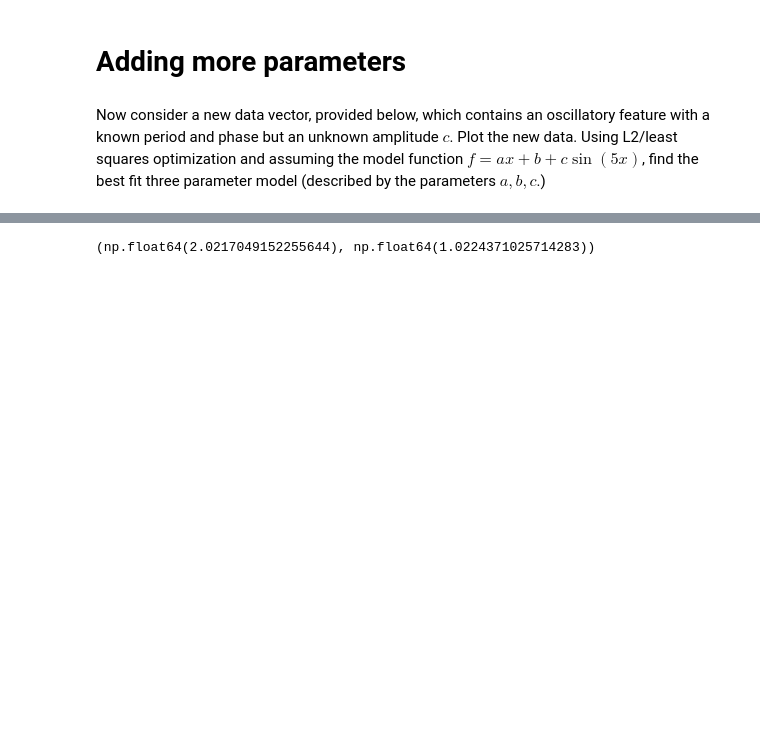
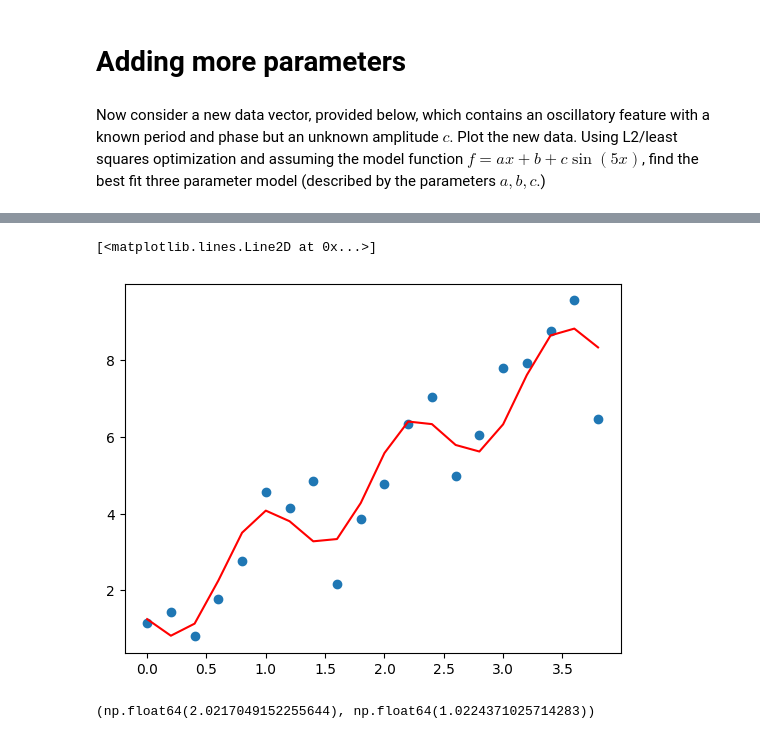
Before and after one commit to genaiwithshubham/machine-learning-practice, a Jupyter notebook: courseInfosysNotebookFinal2025.ipynb, the cells around one changed output, grey strips where cells are left out. Drawn from its saved outputs; the diff is of its cells as text; code cells hidden in the pictures; blank space fills up the shorter version.

```diff
--- a/courseInfosysNotebookFinal2025.ipynb
+++ b/courseInfosysNotebookFinal2025.ipynb
@@ -223,3 +223,18 @@ yarray = numpy.array([1.16100793, 1.42923794, 0.80093107, 1.78104663, 2.75986525
  4.1477148,  4.85440368, 2.17825072, 3.86503213, 4.77178222, 6.33519865,
  7.04268761, 4.99445856, 6.05725901, 7.79426178, 7.9263877,  8.77436701,
  9.56089799, 6.47543553])
+# %%
+def f2(x,m,c, s):
+  f2 = m*x + c + s*numpy.sin(5.*x)
+  return f2
+
+def loss2(coeff, xarray, yarray):
+  loss2= numpy.sum((yarray - f2(xarray, coeff[0], coeff[1], coeff[2]))**2.)
+  return loss2
+
+from scipy.optimize import minimize
+
+start = [1.,1.,1.]
+
+minimum2 = minimize(loss2,x0=start,args=(xarray,yarray),method='BFGS')
+minimum2
@@ -226,3 +254,10 @@ yarray = numpy.array([1.16100793, 1.42923794, 0.80093107, 1.78104663, 2.75986525
+# %%
+pylab.scatter(xarray, yarray)
+# pylab.plot(xarray, a*xarray + b, color='red')
+pylab.plot(xarray, f2(xarray, *minimum2.x), color='red')
+# %% [output]
+[<matplotlib.lines.Line2D at 0x...>]
+[figure, added]
 # %%
 def linear_model(x, y):
   n = x.size
```
Also changed, not shown: parts of 1 cell of this notebook.
